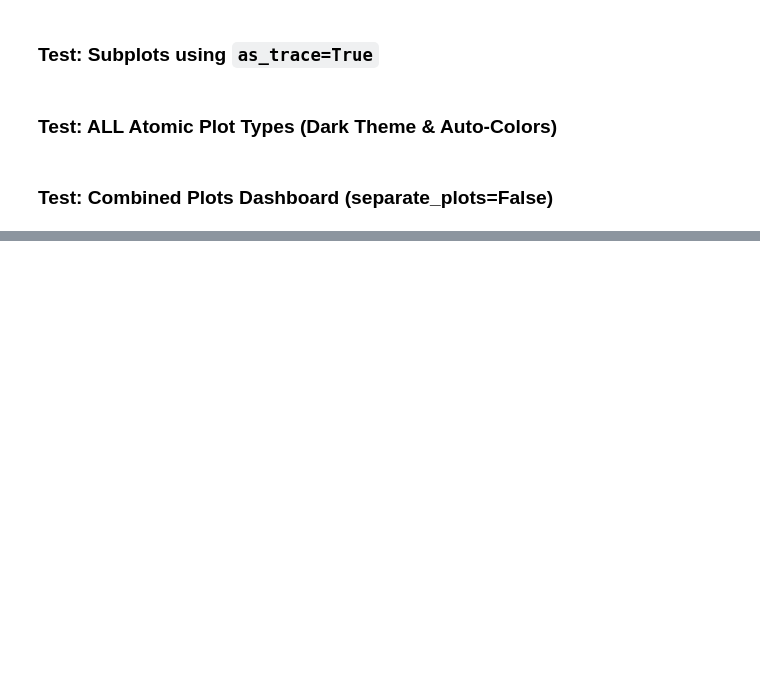
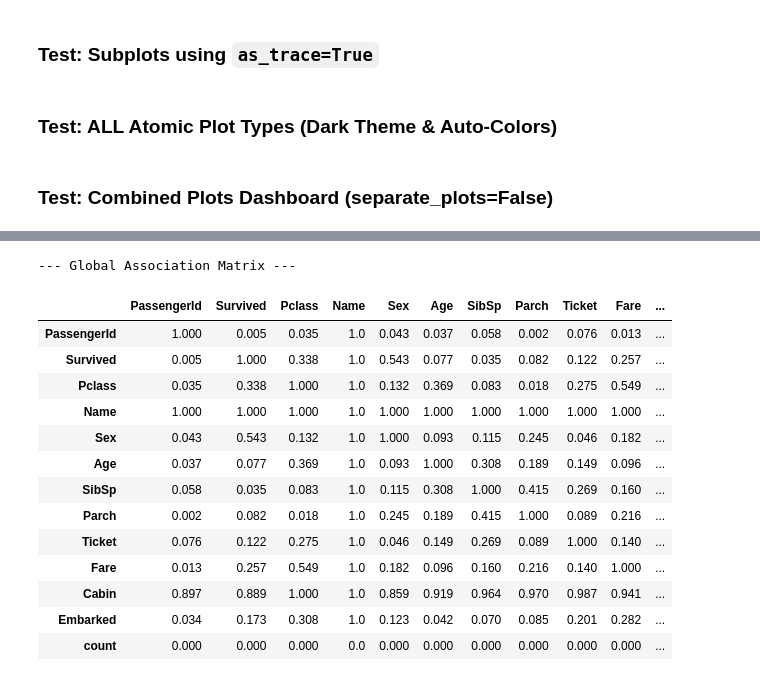
Before and after one commit to janithcyapa/Statistical-Learning-e20452, a Jupyter notebook: test_library.ipynb, the cells around one changed output, grey strips where cells are left out. Drawn from its saved outputs; the diff is of its cells as text; code cells hidden in the pictures; blank space fills up the shorter version.

```diff
--- a/test_library.ipynb
+++ b/test_library.ipynb
@@ -210,0 +181,19 @@ inspector.summary_plot(
+# %%
+# Test plot_all_associations_heatmap
+cor_df = inspector.plot_all_associations_heatmap()
+# %% [output]
+--- Global Association Matrix ---
+|  | PassengerId | Survived | Pclass | Name | Sex | Age | SibSp | Parch | Ticket | Fare | ... |
+| PassengerId | 1.000 | 0.005 | 0.035 | 1.0 | 0.043 | 0.037 | 0.058 | 0.002 | 0.076 | 0.013 | ... |
+| Survived | 0.005 | 1.000 | 0.338 | 1.0 | 0.543 | 0.077 | 0.035 | 0.082 | 0.122 | 0.257 | ... |
+| Pclass | 0.035 | 0.338 | 1.000 | 1.0 | 0.132 | 0.369 | 0.083 | 0.018 | 0.275 | 0.549 | ... |
+| Name | 1.000 | 1.000 | 1.000 | 1.0 | 1.000 | 1.000 | 1.000 | 1.000 | 1.000 | 1.000 | ... |
+| Sex | 0.043 | 0.543 | 0.132 | 1.0 | 1.000 | 0.093 | 0.115 | 0.245 | 0.046 | 0.182 | ... |
+| Age | 0.037 | 0.077 | 0.369 | 1.0 | 0.093 | 1.000 | 0.308 | 0.189 | 0.149 | 0.096 | ... |
+| SibSp | 0.058 | 0.035 | 0.083 | 1.0 | 0.115 | 0.308 | 1.000 | 0.415 | 0.269 | 0.160 | ... |
+| Parch | 0.002 | 0.082 | 0.018 | 1.0 | 0.245 | 0.189 | 0.415 | 1.000 | 0.089 | 0.216 | ... |
+| Ticket | 0.076 | 0.122 | 0.275 | 1.0 | 0.046 | 0.149 | 0.269 | 0.089 | 1.000 | 0.140 | ... |
+| Fare | 0.013 | 0.257 | 0.549 | 1.0 | 0.182 | 0.096 | 0.160 | 0.216 | 0.140 | 1.000 | ... |
+| Cabin | 0.897 | 0.889 | 1.000 | 1.0 | 0.859 | 0.919 | 0.964 | 0.970 | 0.987 | 0.941 | ... |
+| Embarked | 0.034 | 0.173 | 0.308 | 1.0 | 0.123 | 0.042 | 0.070 | 0.085 | 0.201 | 0.282 | ... |
+| count | 0.000 | 0.000 | 0.000 | 0.0 | 0.000 | 0.000 | 0.000 | 0.000 | 0.000 | 0.000 | ... |
```
Also changed, not shown: parts of 17 cells of this notebook, 4 other files.
